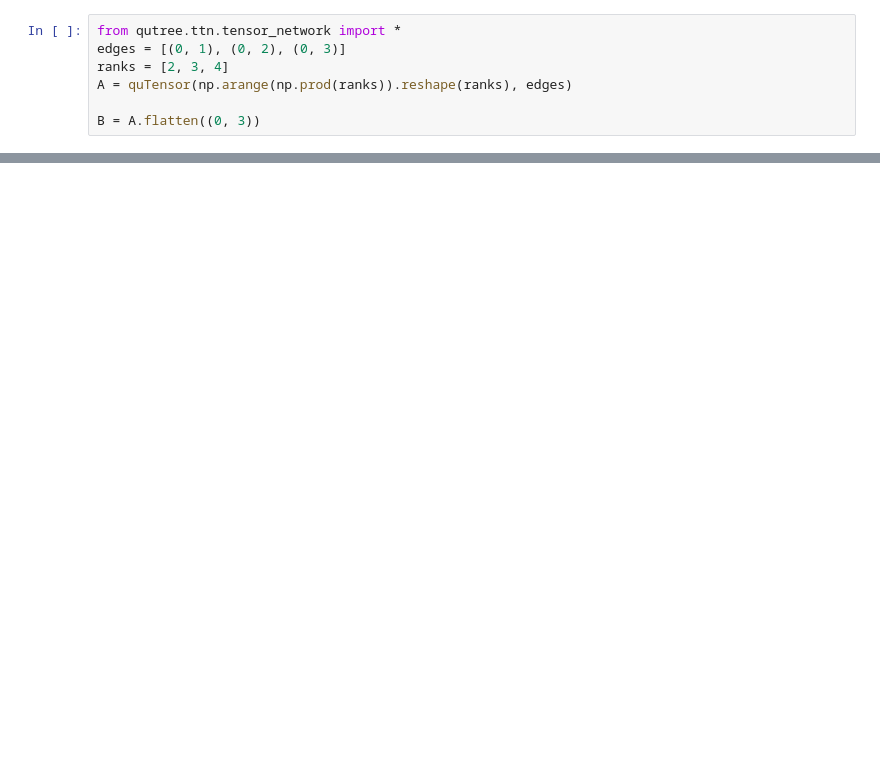
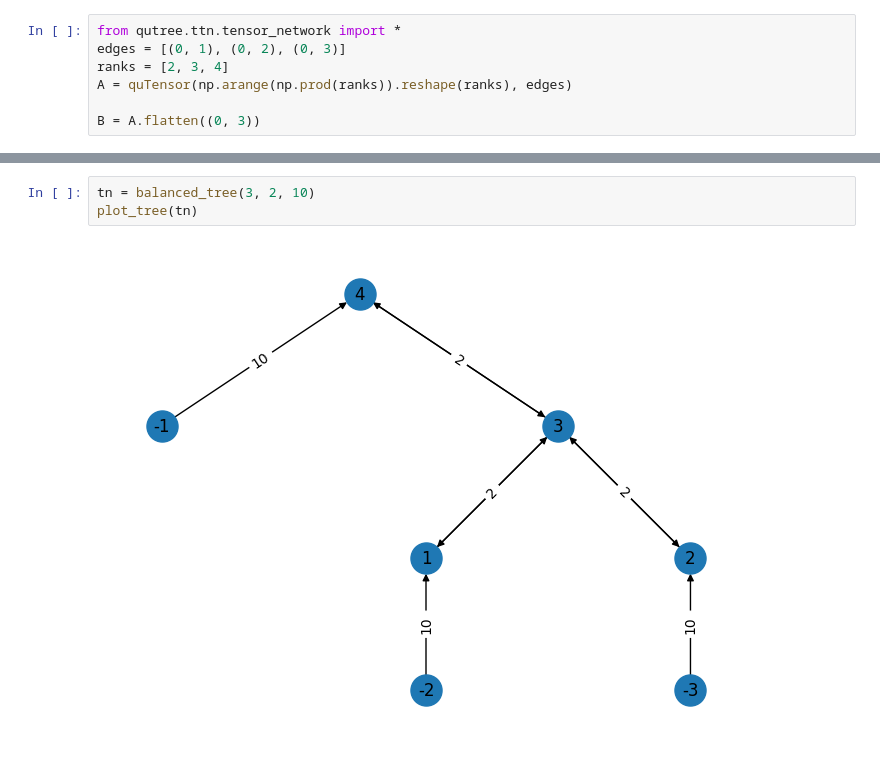
Before and after one commit to roman-ellerbrock/pyQuTree, a Jupyter notebook: ttnopt.ipynb, the cells around one changed output, grey strips where cells are left out. Saved outputs shown, nothing was run; the diff lists cells and outputs as text; blank space fills up the shorter version.

```diff
--- a/ttnopt.ipynb
+++ b/ttnopt.ipynb
@@ -108 +115,6 @@ plot_tree(G)
+# %%
+tn = balanced_tree(3, 2, 10)
+plot_tree(tn)
+# %% [output]
+[figure, added]
 # %%
```
Also changed, not shown: parts of 8 cells of this notebook, 9 other files.
